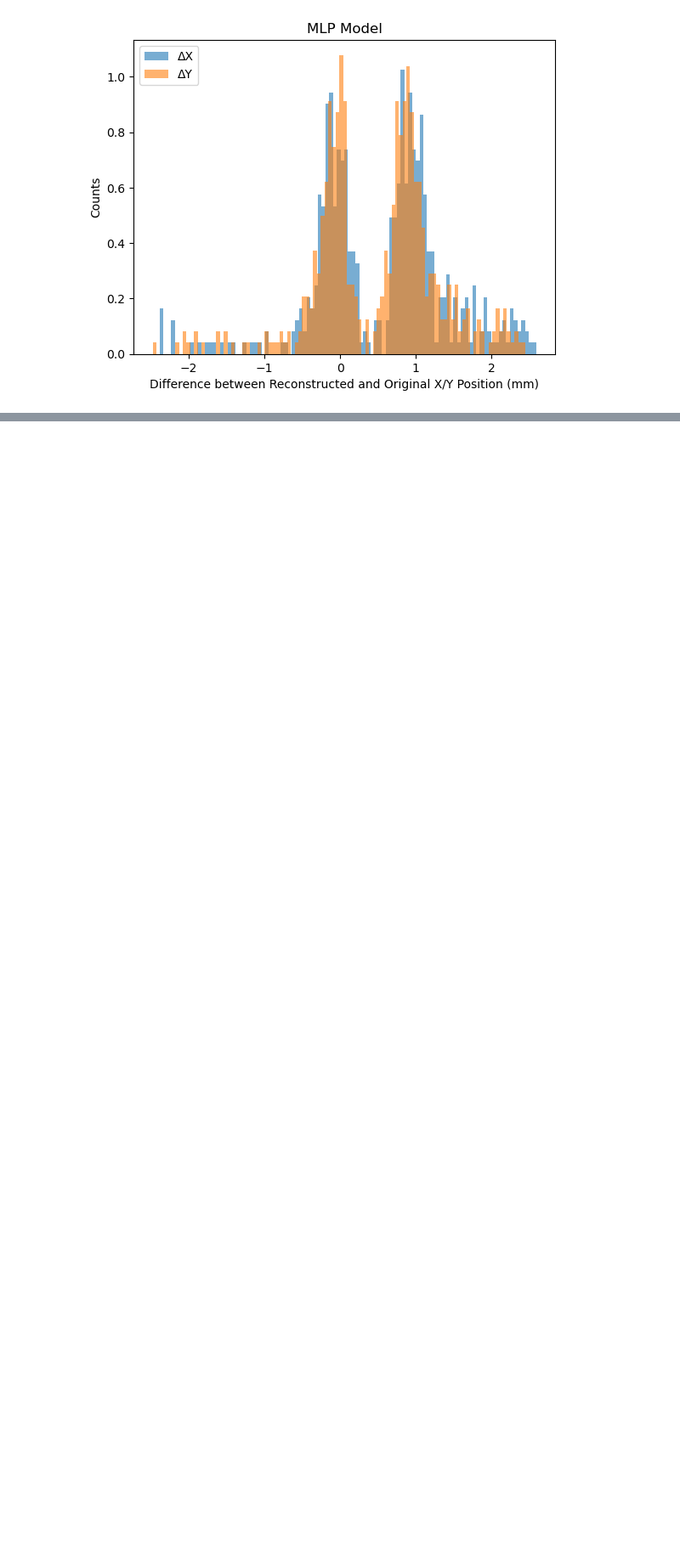
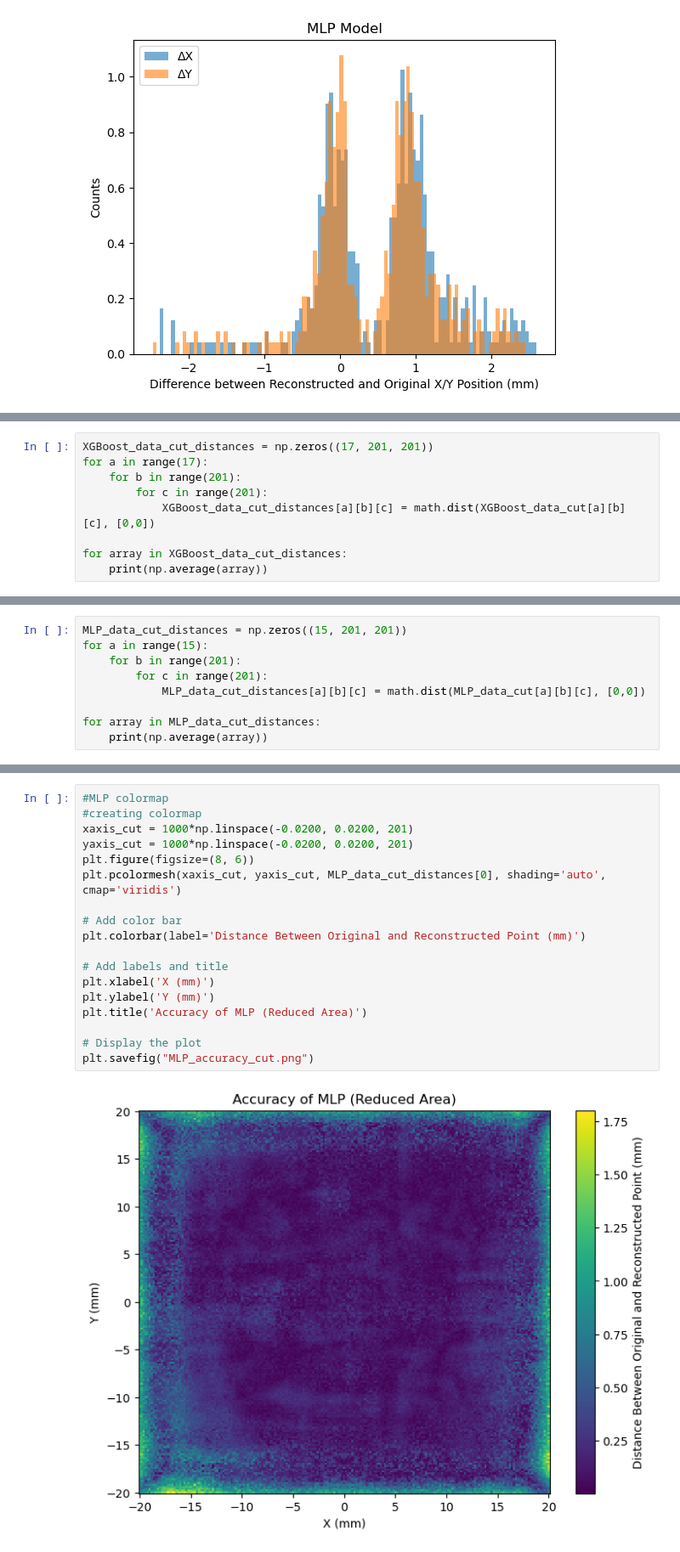
Before and after one commit to ah-licks/PET-cell-code, a Jupyter notebook: graph generation.ipynb, the cells around one changed output, grey strips where cells are left out. Shown at 85% size. Cells and saved outputs as stored; diff of their text form; blank space fills up the shorter version.

```diff
--- a/graph generation.ipynb
+++ b/graph generation.ipynb
@@ -139,0 +202,9 @@ plt.savefig("MLP_resolution.png")
+# %%
+XGBoost_data_cut_distances = np.zeros((17, 201, 201))
+for a in range(17):
+    for b in range(201):
+        for c in range(201):
+            XGBoost_data_cut_distances[a][b][c] = math.dist(XGBoost_data_cut[a][b][c], [0,0])
+
+for array in XGBoost_data_cut_distances:
+    print(np.average(array))
@@ -139,0 +229,9 @@ plt.savefig("MLP_resolution.png")
+# %%
+MLP_data_cut_distances = np.zeros((15, 201, 201))
+for a in range(15):
+    for b in range(201):
+        for c in range(201):
+            MLP_data_cut_distances[a][b][c] = math.dist(MLP_data_cut[a][b][c], [0,0])
+
+for array in MLP_data_cut_distances:
+    print(np.average(array))
@@ -139,0 +254,20 @@ plt.savefig("MLP_resolution.png")
+# %%
+#MLP colormap
+#creating colormap
+xaxis_cut = 1000*np.linspace(-0.0200, 0.0200, 201)
+yaxis_cut = 1000*np.linspace(-0.0200, 0.0200, 201)
+plt.figure(figsize=(8, 6))
+plt.pcolormesh(xaxis_cut, yaxis_cut, MLP_data_cut_distances[0], shading='auto', cmap='viridis')
+
+# Add color bar
+plt.colorbar(label='Distance Between Original and Reconstructed Point (mm)')
+
+# Add labels and title
+plt.xlabel('X (mm)')
+plt.ylabel('Y (mm)')
+plt.title('Accuracy of MLP (Reduced Area)')
+
+# Display the plot
+plt.savefig("MLP_accuracy_cut.png")
+# %% [output]
+[figure, added]
```
Also changed, not shown: parts of 7 cells of this notebook, 1 other file.
